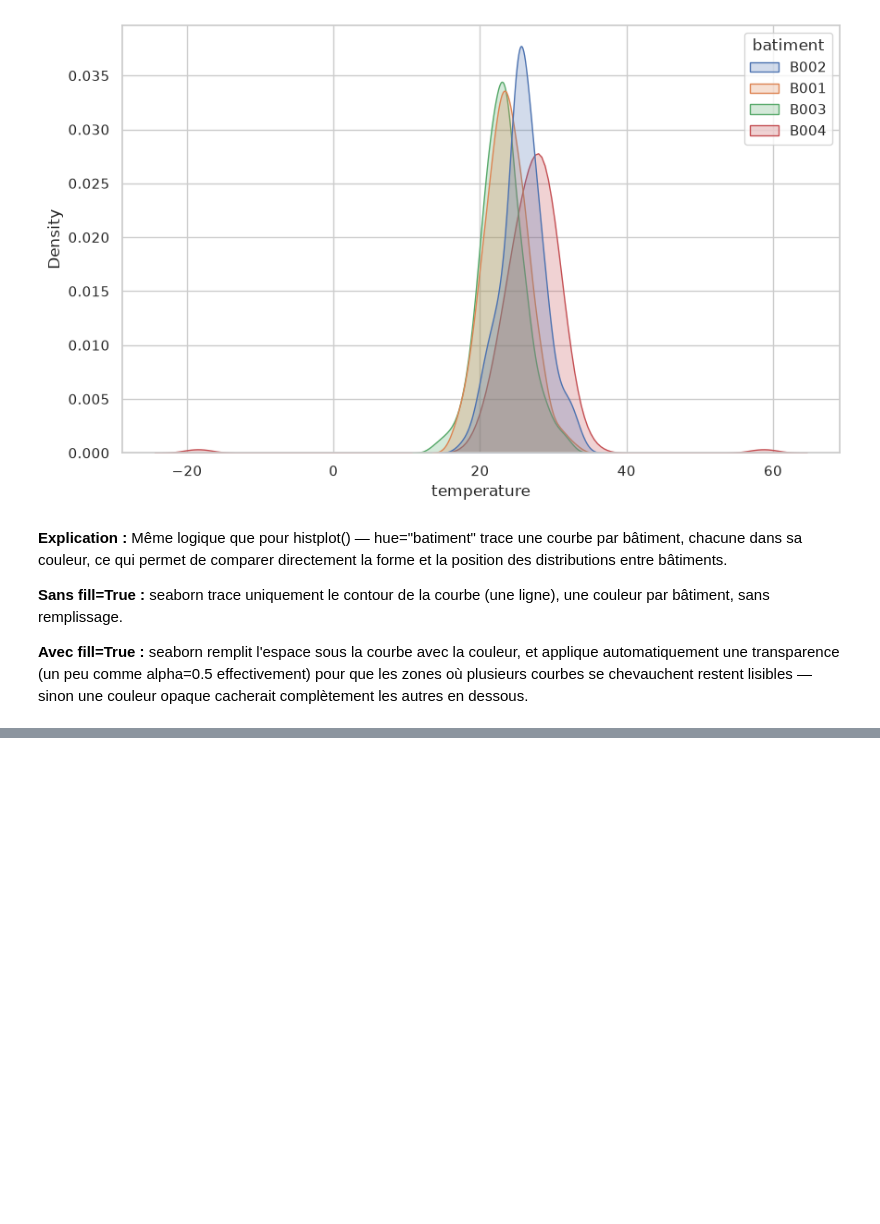
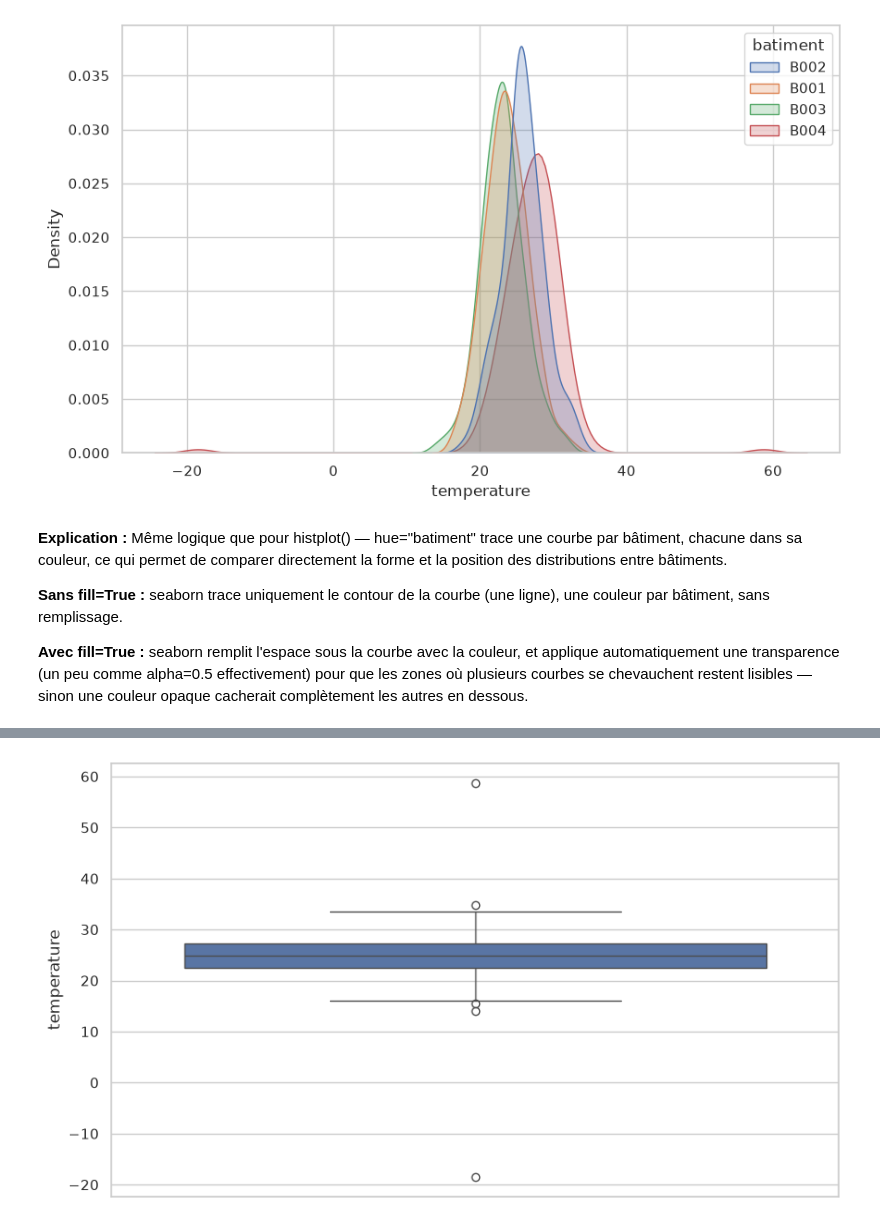
Before and after one commit to Fattimm/atelier_seaborn_iot, a Jupyter notebook: notebooks/atelier_seaborn_iot.ipynb, the cells around one changed output, grey strips where cells are left out. Saved outputs shown, nothing was run; the diff lists cells and outputs as text; code cells hidden in the pictures; blank space fills up the shorter version.

Commit message:
Partie 3 – Distribution d'une variable avec boxplot()

```diff
--- a/notebooks/atelier_seaborn_iot.ipynb
+++ b/notebooks/atelier_seaborn_iot.ipynb
@@ -268,0 +285,5 @@ plt.show()
+# %%
+sns.boxplot(data=df, y="temperature")
+plt.show()
+# %% [output]
+[figure, added]
```
Also changed, not shown: parts of 20 cells of this notebook.
